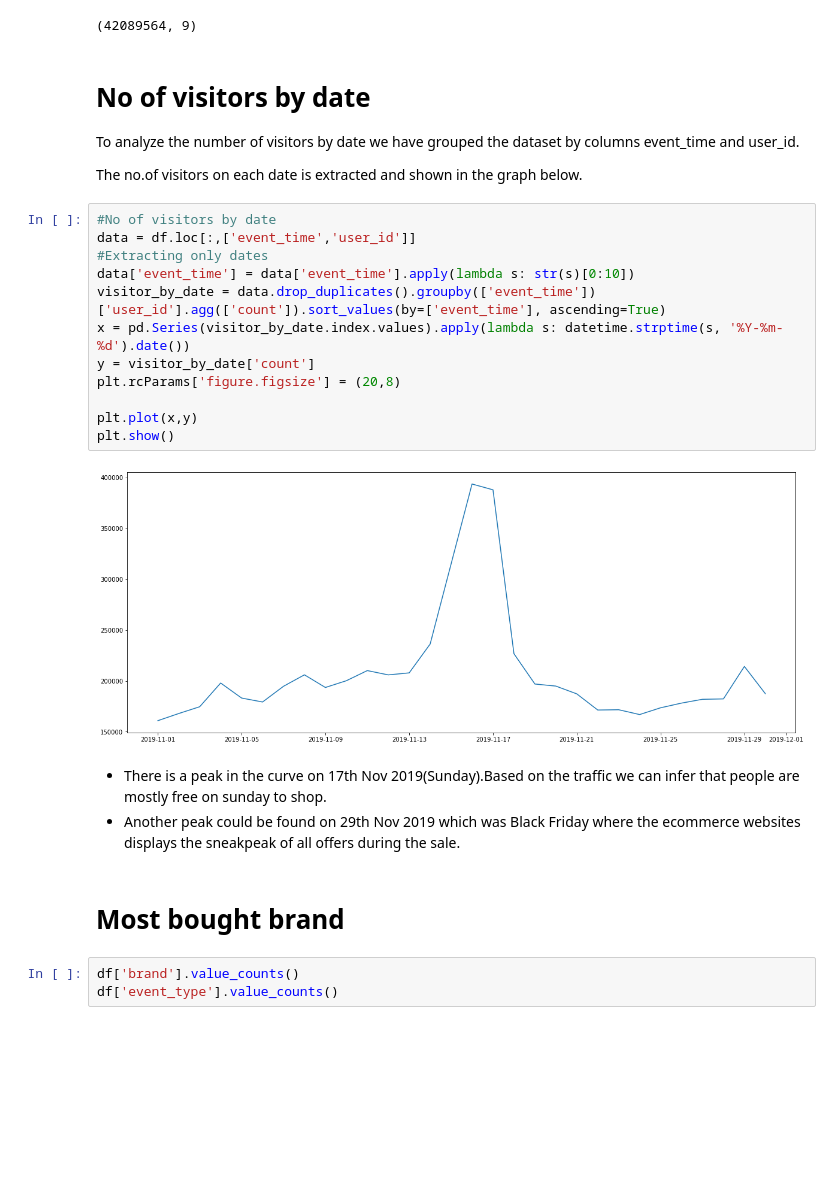
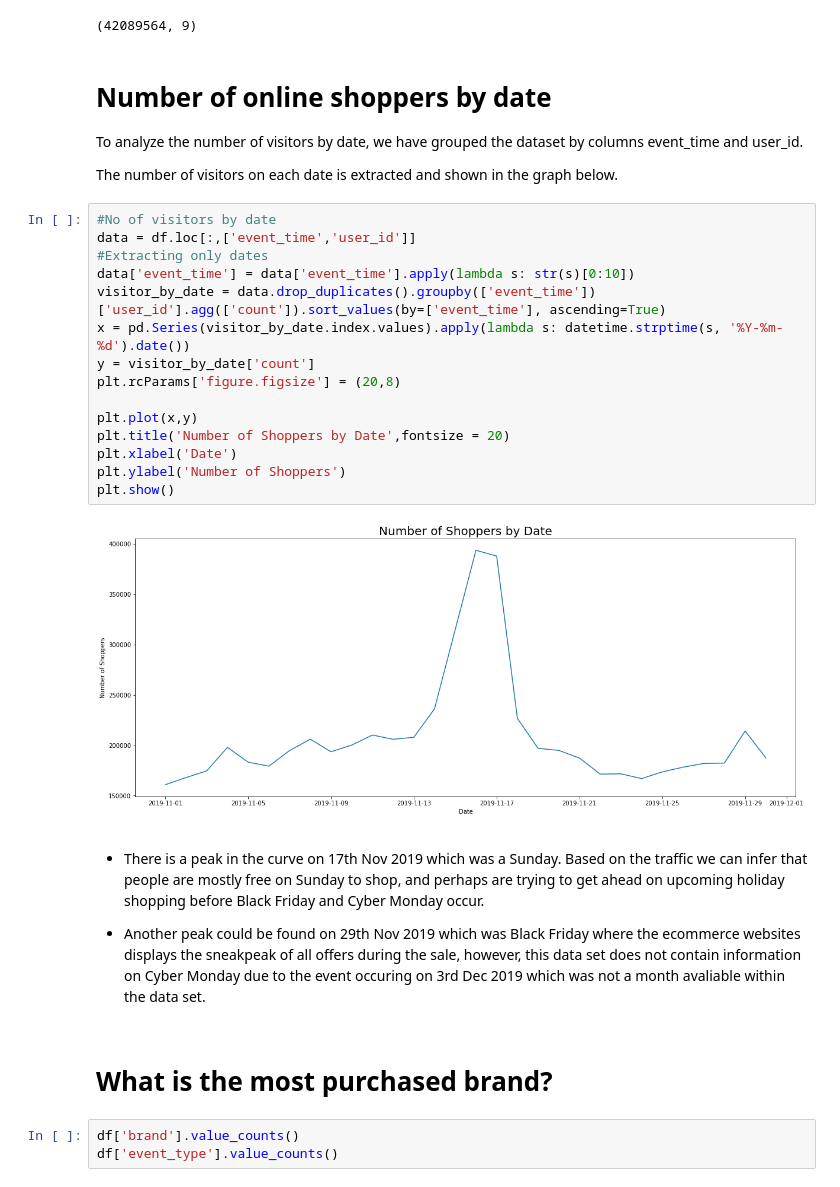
Before and after one commit to peterthepage/E_Commerce_Analysis, a Jupyter notebook: ecommerce-MLM.ipynb, the cells around one changed output. Cells and saved outputs as stored; diff of their text form; blank space fills up the shorter version.

```diff
--- a/ecommerce-MLM.ipynb
+++ b/ecommerce-MLM.ipynb
@@ -157,32 +146,36 @@ df.shape
 # %% [output]
 (42089564, 9)
 # %% [markdown]
-# No of visitors by date
+# Number of online shoppers by date
 
-To analyze the number of visitors by date we have grouped the dataset by columns event_time and user_id.
+To analyze the number of visitors by date, we have grouped the dataset by columns event_time and user_id.
 
-The no.of visitors on each date is extracted and shown in the graph below.
+The number of visitors on each date is extracted and shown in the graph below.
 # %%
 #No of visitors by date
 data = df.loc[:,['event_time','user_id']]
 #Extracting only dates
 data['event_time'] = data['event_time'].apply(lambda s: str(s)[0:10])
 visitor_by_date = data.drop_duplicates().groupby(['event_time'])['user_id'].agg(['count']).sort_values(by=['event_time'], ascending=True)
 x = pd.Series(visitor_by_date.index.values).apply(lambda s: datetime.strptime(s, '%Y-%m-%d').date())
 y = visitor_by_date['count']
 plt.rcParams['figure.figsize'] = (20,8)
 
 plt.plot(x,y)
+plt.title('Number of Shoppers by Date',fontsize = 20)
+plt.xlabel('Date')
+plt.ylabel('Number of Shoppers')
 plt.show()
 # %% [output]
-[figure, old version]
+[figure, new version]
 # %% [markdown]
 
 
-*  There is a peak in the curve on 17th Nov 2019(Sunday).Based on the traffic we can infer that people are mostly free on sunday to shop.
-*  Another peak could be found on  29th Nov 2019 which was Black Friday where the ecommerce websites displays the sneakpeak of all offers during the sale.
+*  There is a peak in the curve on 17th Nov 2019 which was a Sunday. Based on the traffic we can infer that people are mostly free on Sunday to shop, and perhaps are trying to get ahead on upcoming holiday shopping before Black Friday and Cyber Monday occur.
+
+*  Another peak could be found on 29th Nov 2019 which was Black Friday where the ecommerce websites displays the sneakpeak of all offers during the sale, however, this data set does not contain information on Cyber Monday due to the event occuring on 3rd Dec 2019 which was not a month avaliable within the data set.
-# %% [markdown]
-# Most bought brand
+# %% [markdown]
+# What is the most purchased brand?
 # %%
 df['brand'].value_counts()
 df['event_type'].value_counts()
```
Also changed, not shown: parts of 74 cells of this notebook, 7 other files.
